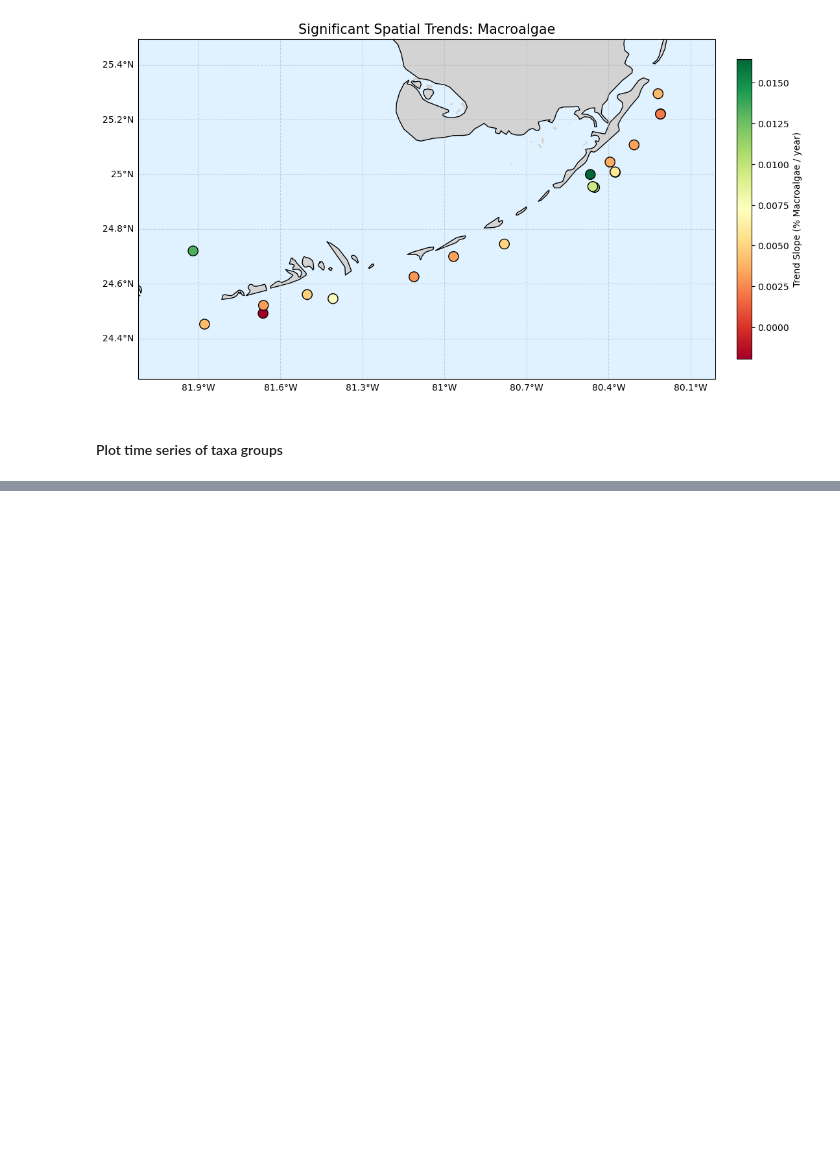
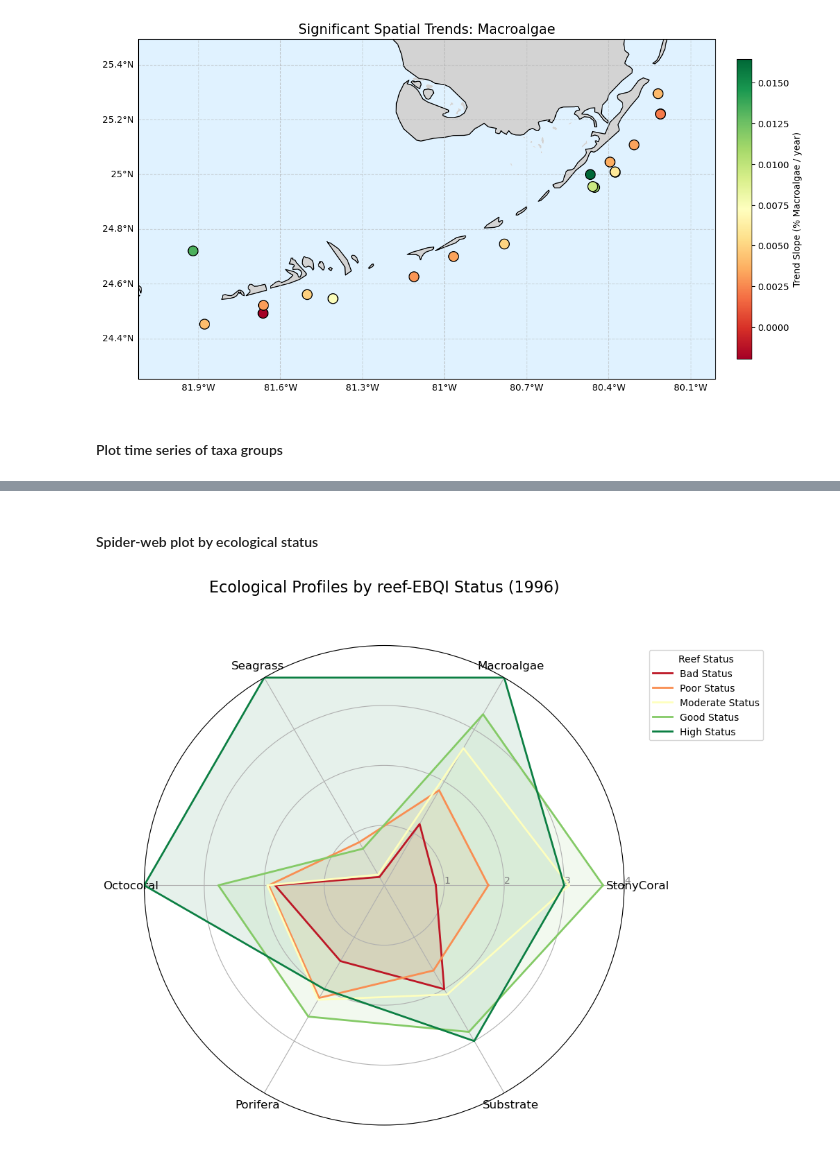
Before and after one commit to eqmh/multitressor, a Jupyter notebook: corals_stressors.ipynb, the cells around one changed output, grey strips where cells are left out. Cells and saved outputs as stored; diff of their text form; code cells hidden in the pictures; blank space fills up the shorter version.

```diff
--- a/corals_stressors.ipynb
+++ b/corals_stressors.ipynb
@@ -405,0 +671,76 @@ Taxa-Level Trend Analysis (All Sites Integrated):
+# %% [markdown]
+#### Spider-web plot by ecological status
+# %%
+# Selection Parameters
+year_selection = 1996
+df_selected_year = df_taxagroups[df_taxagroups['SampleYear'] == year_selection].copy()
+
+# --- Define Status Order and matching Colors from 'RdYlGn' ---
+status_levels = ['Bad', 'Poor', 'Moderate', 'Good', 'High']
+# Mapping statuses to normalized 0-1 values to pick colors from the RdYlGn colormap
+# (0.0=Red, 0.5=Yellow, 1.0=Green)
+status_colors = {
+    'Bad':      cm.RdYlGn(0.05),
+    'Poor':     cm.RdYlGn(0.25),
+    'Moderate': cm.RdYlGn(0.50),
+    'Good':     cm.RdYlGn(0.75),
+    'High':     cm.RdYlGn(0.95)
+}
+
+# Extract S-scores and include the reef_EBQI / Status
+def get_scores_and_status(row):
+    # Recalculate S-scores
+    scores = {
+        'StonyCoral':    score_positive(row['StonyCoral'], threshold_map['StonyCoral']),
+        'Macroalgae':    score_negative(row['Macroalgae'], threshold_map['Macroalgae']),
+        'Seagrass':      score_positive(row['Seagrass'],   threshold_map['Seagrass']),
+        'Octocoral':     score_positive(row['Octocoral'],  threshold_map['Octocoral']),
+        'Porifera':      score_negative(row['Porifera'],   threshold_map['Porifera']),
+        'Substrate':     score_negative(row['Substrate'], threshold_map['Substrate'])
+    }
+    # Calculate EBQI and Status to ensure we are grouping correctly
+    ebqi = calculate_refined_ebqi(row)
+    scores['Status'] = get_status(ebqi)
+    return pd.Series(scores)
+
+# --- Apply to get scores grouped by Status ---
+df_scores_status = df_selected_year.apply(get_scores_and_status, axis=1)
+
+# Prepare Plotting Basics
+categories = ['StonyCoral', 'Macroalgae', 'Seagrass', 'Octocoral', 'Porifera', 'Substrate']
+N = len(categories)
+angles = [n / float(N) * 2 * np.pi for n in range(N)]
+angles += angles[:1] # Close the circle
+
+fig, ax = plt.subplots(figsize=(10, 10), subplot_kw=dict(polar=True))
+
+# --- Loop through each Status level to plot separate profiles ---
+for status in status_levels:
+    # Filter for the status and calculate mean S-scores
+    subset = df_scores_status[df_scores_status['Status'] == status]
+
+    if not subset.empty:
+        mean_vals = subset[categories].mean().values.tolist()
+        mean_vals += mean_vals[:1] # Close the circle
+
+        # Plot the line
+        ax.plot(angles, mean_vals, linewidth=2, linestyle='solid',
+                color=status_colors[status], label=f'{status} Status')
+
+        # Fill the area with low alpha
+        ax.fill(angles, mean_vals, color=status_colors[status], alpha=0.1)
+
+# 4. Final Formatting
+plt.xticks(angles[:-1], categories, color='black', size=12)
+ax.set_rlabel_position(0)
+plt.yticks([1, 2, 3, 4], ["1", "2", "3", "4"], color="grey", size=10)
+plt.ylim(0, 4)
+
+plt.title(f'Ecological Profiles by reef-EBQI Status ({year_selection})',
+          size=16, color='black', y=1.1)
+plt.legend(loc='upper right', bbox_to_anchor=(1.3, 1.0), title="Reef Status")
+
+plt.tight_layout()
+plt.show()
+# %% [output]
+[figure, added]
```
Also changed, not shown: parts of 13 cells of this notebook.
